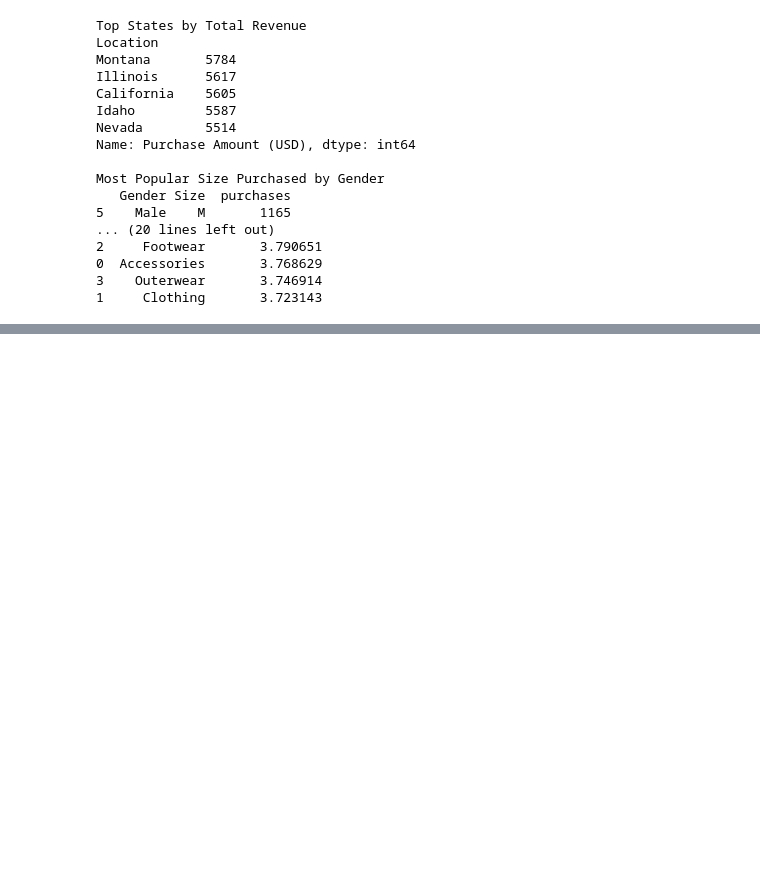
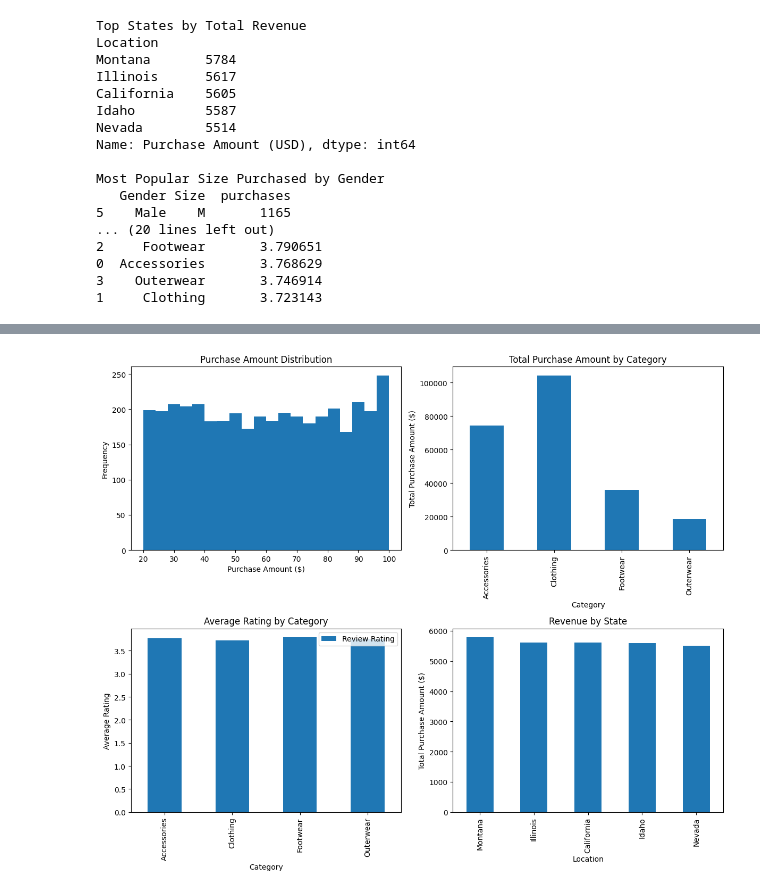
Before and after one commit to Samarth-Pawan/Data-Mining_Customer-Shopping-Trends, a Jupyter notebook: Data_Mining/data_preproc.ipynb, the cells around one changed output, grey strips where cells are left out. Saved outputs shown, nothing was run; the diff lists cells and outputs as text; code cells hidden in the pictures; blank space fills up the shorter version.

Commit message:
plots made

```diff
--- a/Data_Mining/data_preproc.ipynb
+++ b/Data_Mining/data_preproc.ipynb
@@ -181,0 +196,32 @@ print(category_stats)
+# %%
+import matplotlib.pyplot as plt
+
+# Set up 2x2 subplots grid
+fig, ((ax1, ax2), (ax3, ax4)) = plt.subplots(2, 2, figsize=(12, 10))
+
+# Purchase Amount Distribution
+ax1.hist(df['Purchase Amount (USD)'], bins=20)
+ax1.set_title("Purchase Amount Distribution")
+ax1.set_xlabel("Purchase Amount ($)")
+ax1.set_ylabel("Frequency")
+
+# Purchase Amount by Category
+df.groupby(['Category'])['Purchase Amount (USD)'].sum().plot(kind='bar', ax=ax2)
+ax2.set_title("Total Purchase Amount by Category")
+ax2.set_xlabel("Category")
+ax2.set_ylabel("Total Purchase Amount ($)")
+
+# Average Rating by Category
+rating.plot(x='Category', y='Review Rating', kind='bar', ax=ax3)
+ax3.set_title("Average Rating by Category")
+ax3.set_ylabel("Average Rating")
+
+# Revenue by State
+states.plot(kind='bar', ax=ax4)
+ax4.set_title("Revenue by State")
+ax4.set_ylabel("Total Purchase Amount ($)")
+
+fig.tight_layout()
+plt.show()
+# %% [output]
+[figure, added]
```
Also changed, not shown: parts of 6 cells of this notebook.
